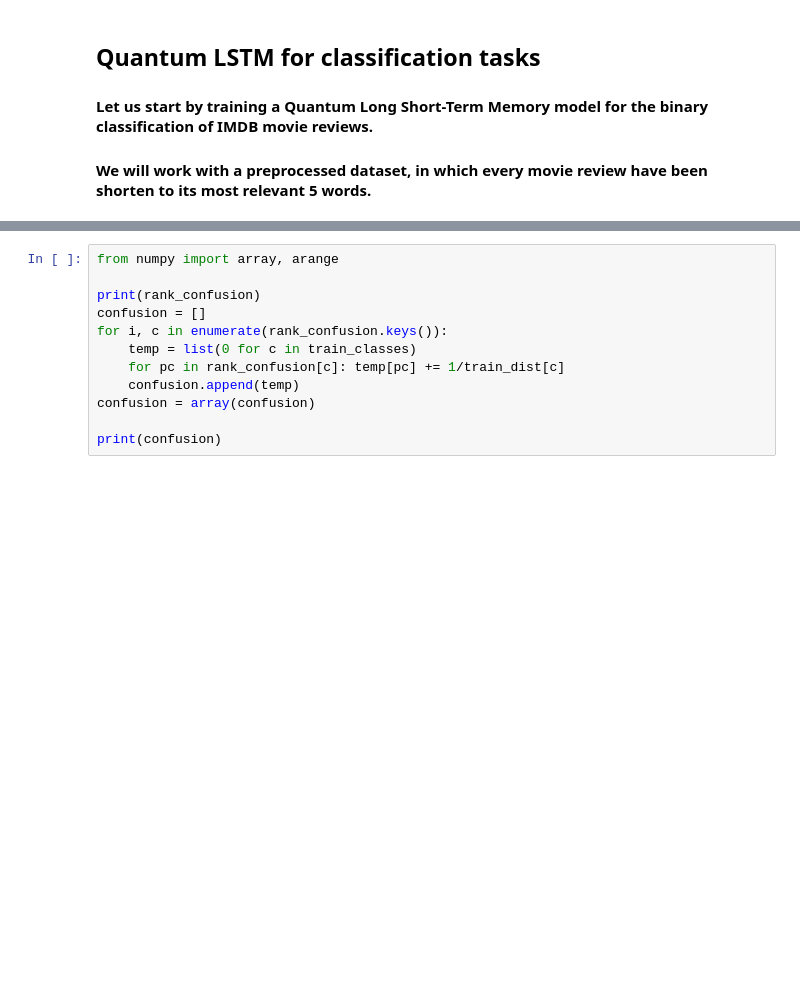
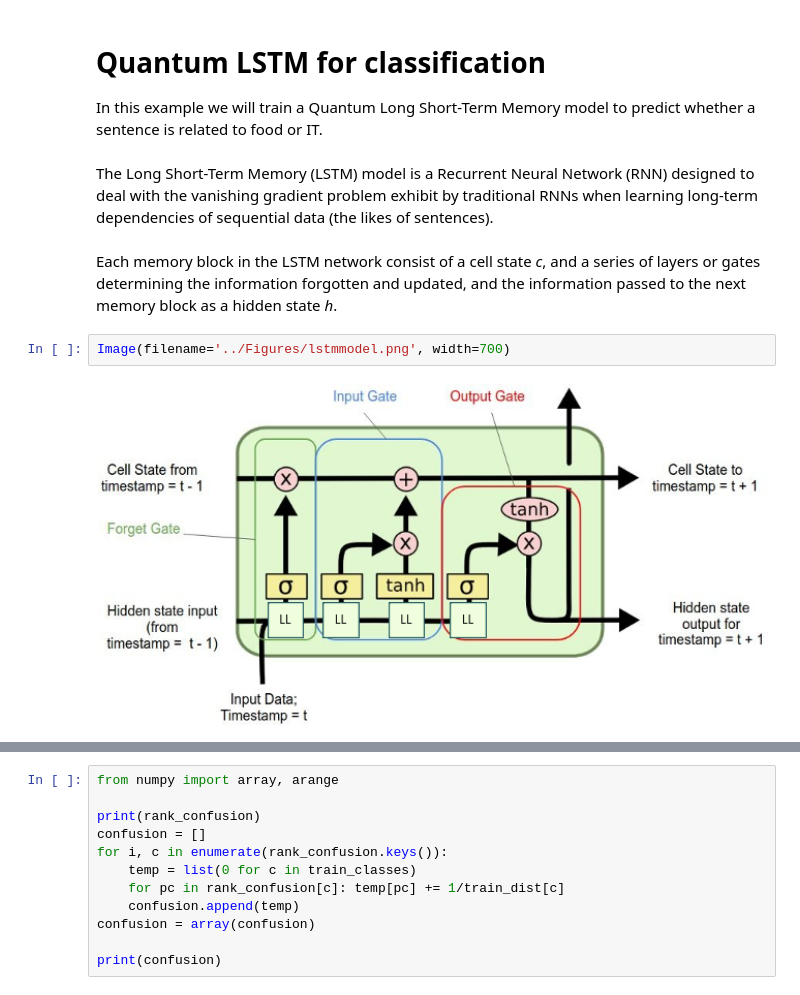
Before and after one commit to Tognognongo/QCE-tutorial, a Jupyter notebook: Examples/qlstm_binary_classifier.ipynb, the cells around one changed output, grey strips where cells are left out. Cells and saved outputs as stored; diff of their text form; blank space fills up the shorter version.

Commit message:
Add trial run version of qlstm classifier example

```diff
--- a/Examples/qlstm_binary_classifier.ipynb
+++ b/Examples/qlstm_binary_classifier.ipynb
@@ -1,6 +1,10 @@
 # %% [markdown]
-## Quantum LSTM for classification tasks
+# Quantum LSTM for classification
 
-#### Let us start by training a Quantum Long Short-Term Memory model for the binary classification of IMDB movie reviews.
-
-#### We will work with a preprocessed dataset, in which every movie review have been shorten to its most relevant 5 words.
+In this example we will train a Quantum Long Short-Term Memory model to predict whether a sentence is related to food or IT.<br>
+<br>The Long Short-Term Memory (LSTM) model is a Recurrent Neural Network (RNN) designed to deal with the vanishing gradient problem exhibit by traditional RNNs when learning long-term dependencies of sequential data (the likes of sentences).<br>
+<br>Each memory block in the LSTM network consist of a cell state *c*, and a series of layers or gates determining the information forgotten and updated, and the information passed to the next memory block as a hidden state *h*.
+# %%
+Image(filename='../Figures/lstmmodel.png', width=700)
+# %% [output]
+[figure, added]
```
Also changed, not shown: parts of 22 cells of this notebook, 1 other file.
